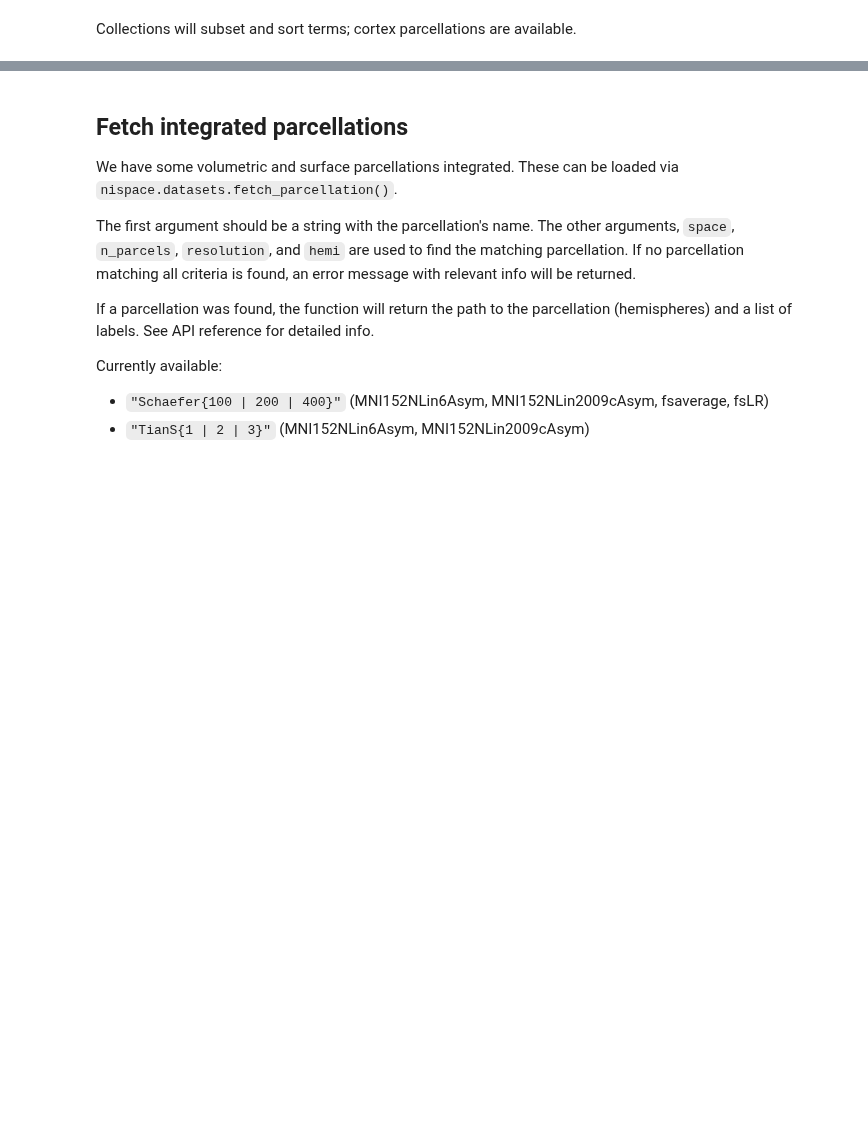
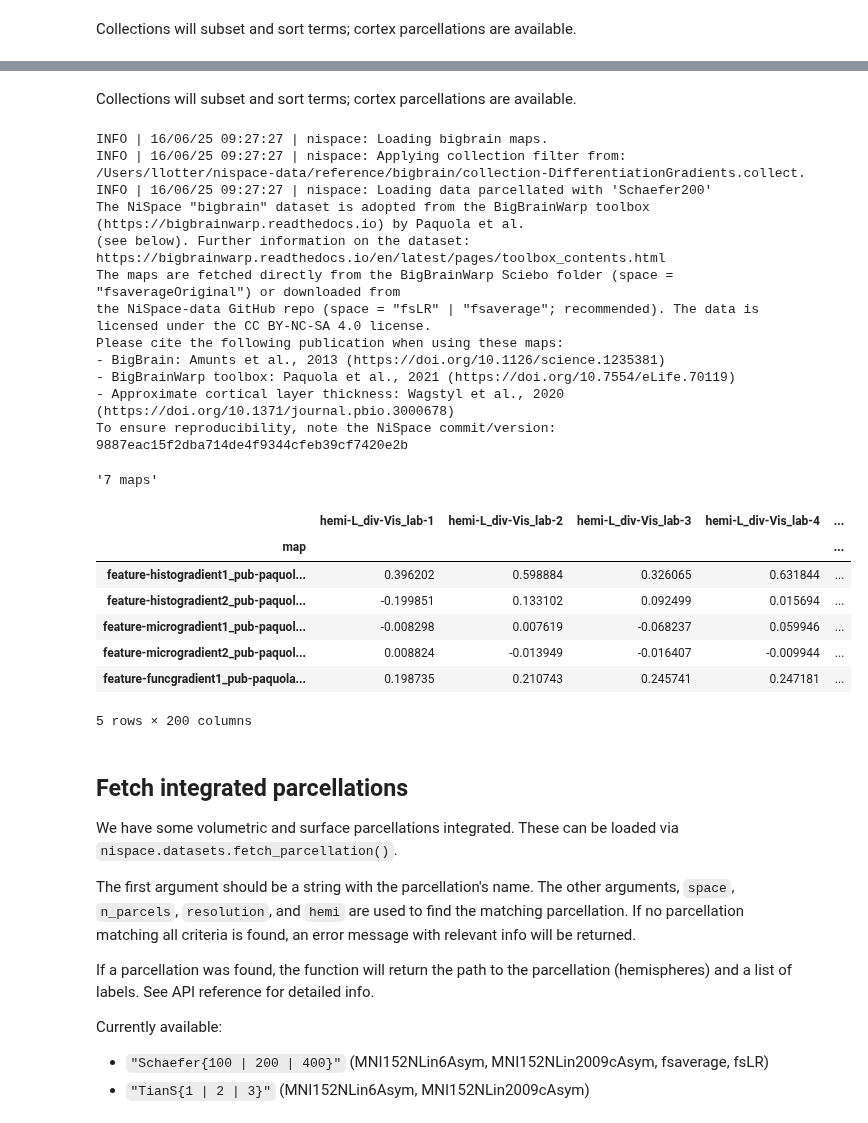
Before and after one commit to LeonDLotter/NiSpace, a Jupyter notebook: docs/nb_introduction/fetching_datasets.ipynb, the cells around one changed output, grey strips where cells are left out. Cells and saved outputs as stored; diff of their text form; code cells hidden in the pictures; blank space fills up the shorter version.

Commit message:
fix bigbrain dataset (#19)

```diff
--- a/docs/nb_introduction/fetching_datasets.ipynb
+++ b/docs/nb_introduction/fetching_datasets.ipynb
@@ -473,3 +511,36 @@ To ensure reproducibility, note the NiSpace commit/version: 2cb3a7f5c1cea6417fe7
+# %% [markdown]
+Collections will subset and sort terms; cortex parcellations are available.
+# %%
+# Get cortical layer thickness maps
+bigbrain_tab = fetch_reference(
+    "bigbrain",
+    space="fsaverage",
+    collection="DifferentiationGradients",
+    parcellation="Schaefer200"
+)
+display(f"{bigbrain_tab.shape[0]} maps", bigbrain_tab.head(5))
+# %% [output]
+INFO | 16/06/25 09:27:27 | nispace: Loading bigbrain maps.
+INFO | 16/06/25 09:27:27 | nispace: Applying collection filter from: /Users/llotter/nispace-data/reference/bigbrain/collection-DifferentiationGradients.collect.
+INFO | 16/06/25 09:27:27 | nispace: Loading data parcellated with 'Schaefer200'
+The NiSpace "bigbrain" dataset is adopted from the BigBrainWarp toolbox (https://bigbrainwarp.readthedocs.io) by Paquola et al.
+(see below). Further information on the dataset: https://bigbrainwarp.readthedocs.io/en/latest/pages/toolbox_contents.html
+The maps are fetched directly from the BigBrainWarp Sciebo folder (space = "fsaverageOriginal") or downloaded from
+the NiSpace-data GitHub repo (space = "fsLR" | "fsaverage"; recommended). The data is licensed under the CC BY-NC-SA 4.0 license.
+Please cite the following publication when using these maps:
+- BigBrain: Amunts et al., 2013 (https://doi.org/10.1126/science.1235381)
+- BigBrainWarp toolbox: Paquola et al., 2021 (https://doi.org/10.7554/eLife.70119)
+- Approximate cortical layer thickness: Wagstyl et al., 2020 (https://doi.org/10.1371/journal.pbio.3000678)
+To ensure reproducibility, note the NiSpace commit/version: 9887eac15f2dba714de4f9344cfeb39cf7420e2b
+'7 maps'
+|  | hemi-L_div-Vis_lab-1 | hemi-L_div-Vis_lab-2 | hemi-L_div-Vis_lab-3 | hemi-L_div-Vis_lab-4 | ... |
+| map |  |  |  |  | ... |
+| feature-histogradient1_pub-paquol... | 0.396202 | 0.598884 | 0.326065 | 0.631844 | ... |
+| feature-histogradient2_pub-paquol... | -0.199851 | 0.133102 | 0.092499 | 0.015694 | ... |
+| feature-microgradient1_pub-paquol... | -0.008298 | 0.007619 | -0.068237 | 0.059946 | ... |
+| feature-microgradient2_pub-paquol... | 0.008824 | -0.013949 | -0.016407 | -0.009944 | ... |
+| feature-funcgradient1_pub-paquola... | 0.198735 | 0.210743 | 0.245741 | 0.247181 | ... |
+5 rows × 200 columns
 # %% [markdown]
 ## Fetch integrated parcellations
 
```
Also changed, not shown: parts of 15 cells of this notebook, 1 other file.
